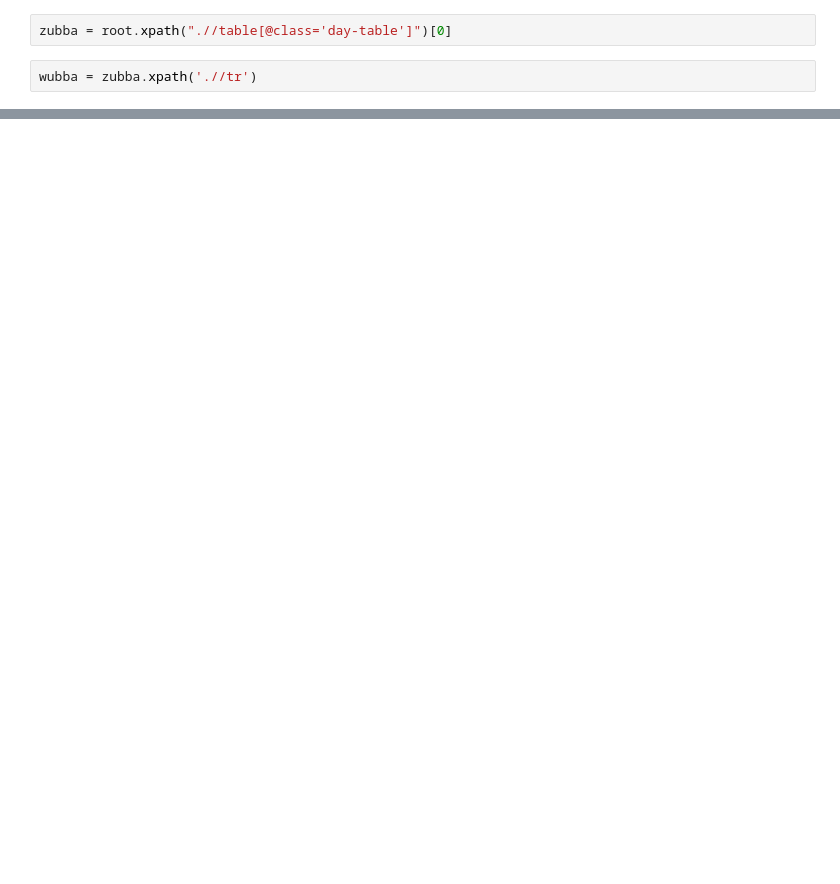
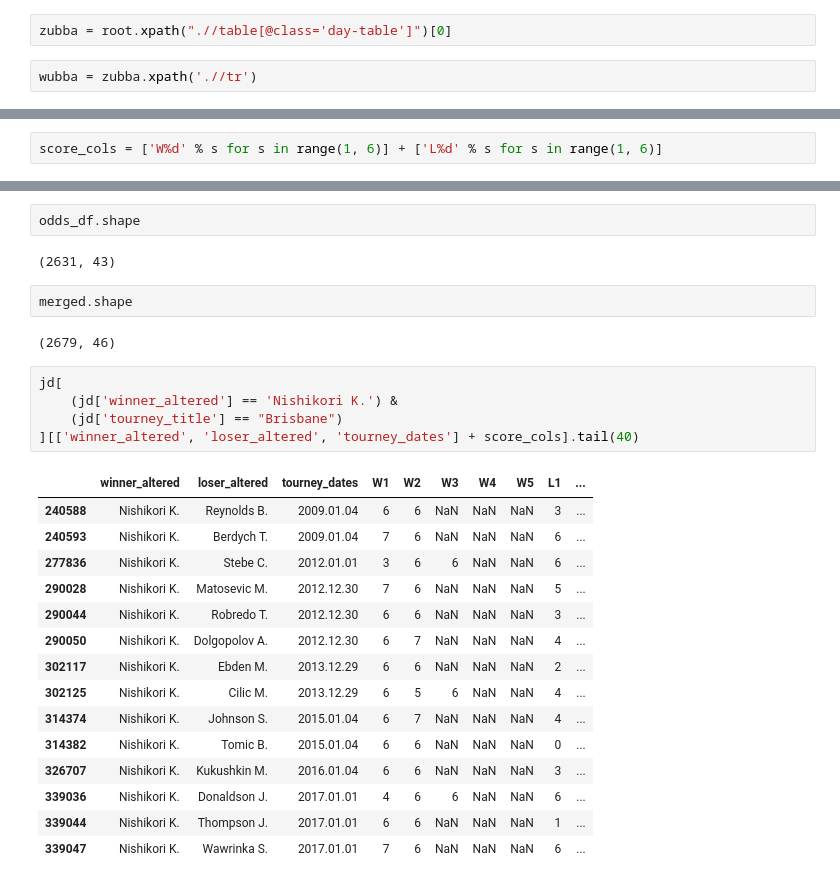
Before and after one commit to siddjagadish/tennis_new, a Jupyter notebook: tennis_new/notebooks/Updated Scraper.ipynb, the cells around one changed output, grey strips where cells are left out. Drawn from its saved outputs; the diff is of its cells as text; blank space fills up the shorter version.

```diff
--- a/tennis_new/notebooks/Updated Scraper.ipynb
+++ b/tennis_new/notebooks/Updated Scraper.ipynb
@@ -503,0 +741,2 @@ wubba[1].xpath("./td[@class='day-table-name']/a")
+# %%
+score_cols = ['W%d' % s for s in range(1, 6)] + ['L%d' % s for s in range(1, 6)]
@@ -503,0 +819,29 @@ wubba[1].xpath("./td[@class='day-table-name']/a")
+# %%
+odds_df.shape
+# %% [output]
+(2631, 43)
+# %%
+merged.shape
+# %% [output]
+(2679, 46)
+# %%
+jd[
+    (jd['winner_altered'] == 'Nishikori K.') &
+    (jd['tourney_title'] == "Brisbane")
+][['winner_altered', 'loser_altered', 'tourney_dates'] + score_cols].tail(40)
+# %% [output]
+|  | winner_altered | loser_altered | tourney_dates | W1 | W2 | W3 | W4 | W5 | L1 | ... |
+| 240588 | Nishikori K. | Reynolds B. | 2009.01.04 | 6 | 6 | NaN | NaN | NaN | 3 | ... |
+| 240593 | Nishikori K. | Berdych T. | 2009.01.04 | 7 | 6 | NaN | NaN | NaN | 6 | ... |
+| 277836 | Nishikori K. | Stebe C. | 2012.01.01 | 3 | 6 | 6 | NaN | NaN | 6 | ... |
+| 290028 | Nishikori K. | Matosevic M. | 2012.12.30 | 7 | 6 | NaN | NaN | NaN | 5 | ... |
+| 290044 | Nishikori K. | Robredo T. | 2012.12.30 | 6 | 6 | NaN | NaN | NaN | 3 | ... |
+| 290050 | Nishikori K. | Dolgopolov A. | 2012.12.30 | 6 | 7 | NaN | NaN | NaN | 4 | ... |
+| 302117 | Nishikori K. | Ebden M. | 2013.12.29 | 6 | 6 | NaN | NaN | NaN | 2 | ... |
+| 302125 | Nishikori K. | Cilic M. | 2013.12.29 | 6 | 5 | 6 | NaN | NaN | 4 | ... |
+| 314374 | Nishikori K. | Johnson S. | 2015.01.04 | 6 | 7 | NaN | NaN | NaN | 4 | ... |
+| 314382 | Nishikori K. | Tomic B. | 2015.01.04 | 6 | 6 | NaN | NaN | NaN | 0 | ... |
+| 326707 | Nishikori K. | Kukushkin M. | 2016.01.04 | 6 | 6 | NaN | NaN | NaN | 3 | ... |
+| 339036 | Nishikori K. | Donaldson J. | 2017.01.01 | 4 | 6 | 6 | NaN | NaN | 6 | ... |
+| 339044 | Nishikori K. | Thompson J. | 2017.01.01 | 6 | 6 | NaN | NaN | NaN | 1 | ... |
+| 339047 | Nishikori K. | Wawrinka S. | 2017.01.01 | 7 | 6 | NaN | NaN | NaN | 6 | ... |
```
Also changed, not shown: parts of 126 cells of this notebook, 2 other files.
